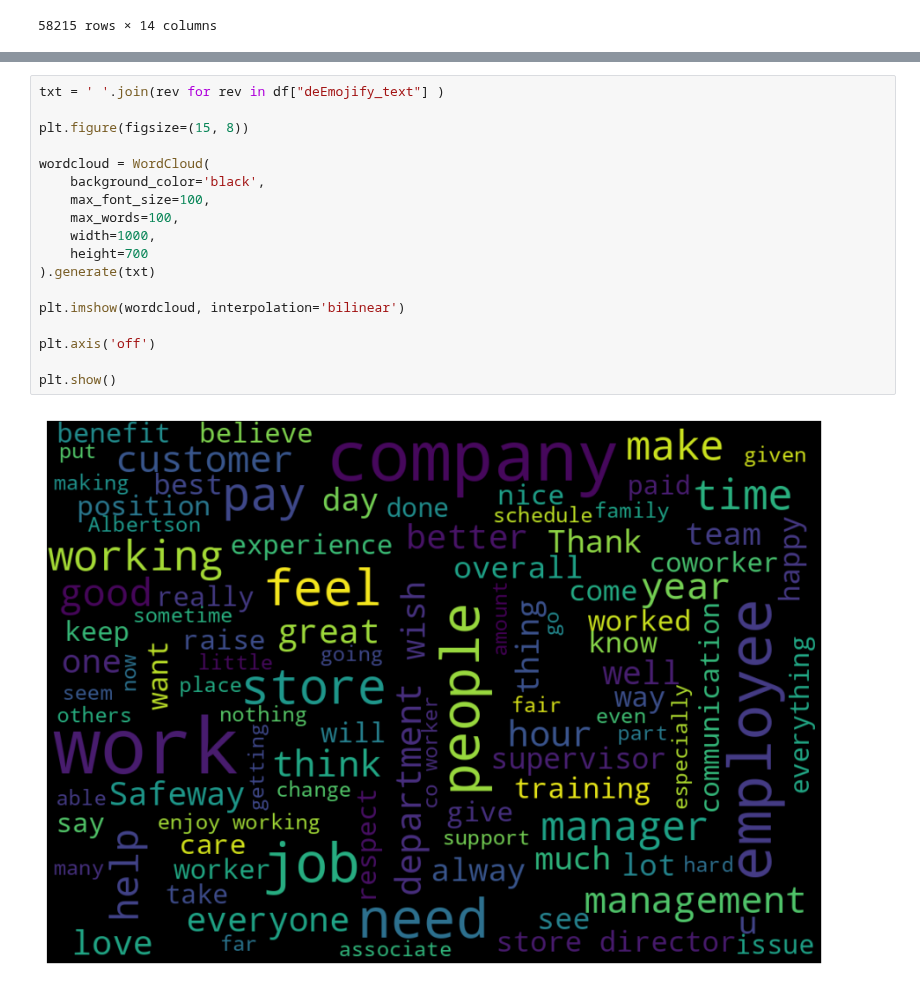
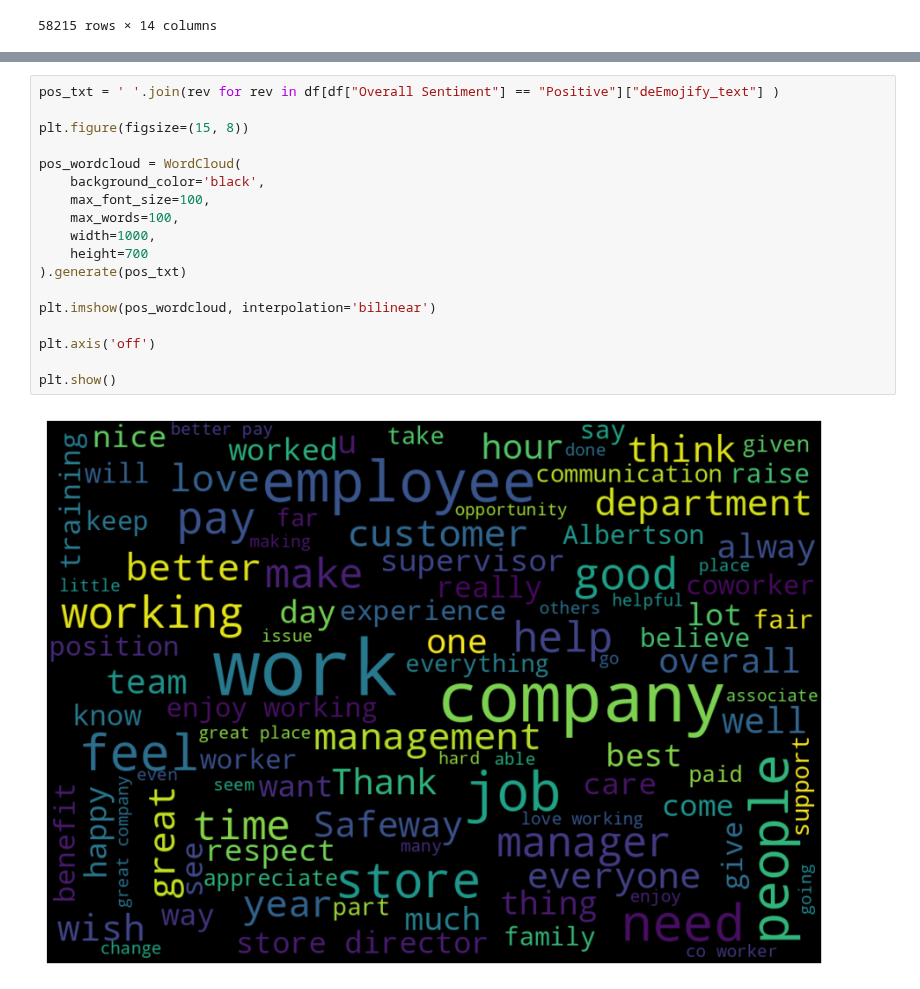
Before and after one commit to srilamaiti/ml_works, a Jupyter notebook: review_comments.ipynb, the cells around one changed output, grey strips where cells are left out. Saved outputs shown, nothing was run; the diff lists cells and outputs as text.

```diff
--- a/review_comments.ipynb
+++ b/review_comments.ipynb
@@ -77,20 +84,20 @@ df
 # %%
-txt = ' '.join(rev for rev in df["deEmojify_text"] )
+pos_txt = ' '.join(rev for rev in df[df["Overall Sentiment"] == "Positive"]["deEmojify_text"] )
 
 plt.figure(figsize=(15, 8))
 
-wordcloud = WordCloud(
+pos_wordcloud = WordCloud(
     background_color='black',
     max_font_size=100,
     max_words=100,
     width=1000,
     height=700
-).generate(txt)
+).generate(pos_txt)
 
-plt.imshow(wordcloud, interpolation='bilinear')
+plt.imshow(pos_wordcloud, interpolation='bilinear')
 
 plt.axis('off')
 
 plt.show()
 # %% [output]
-[figure, old version]
+[figure, new version]
```
Also changed, not shown: parts of 19 cells of this notebook.
